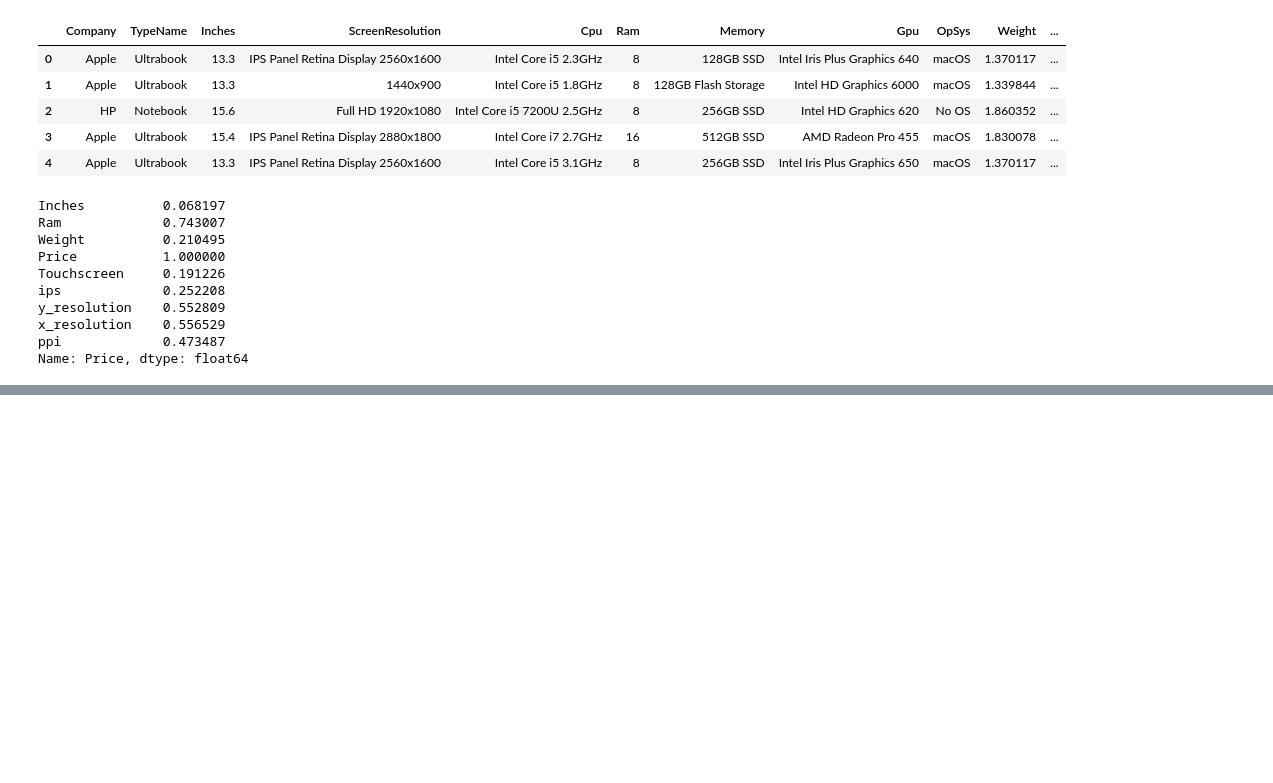
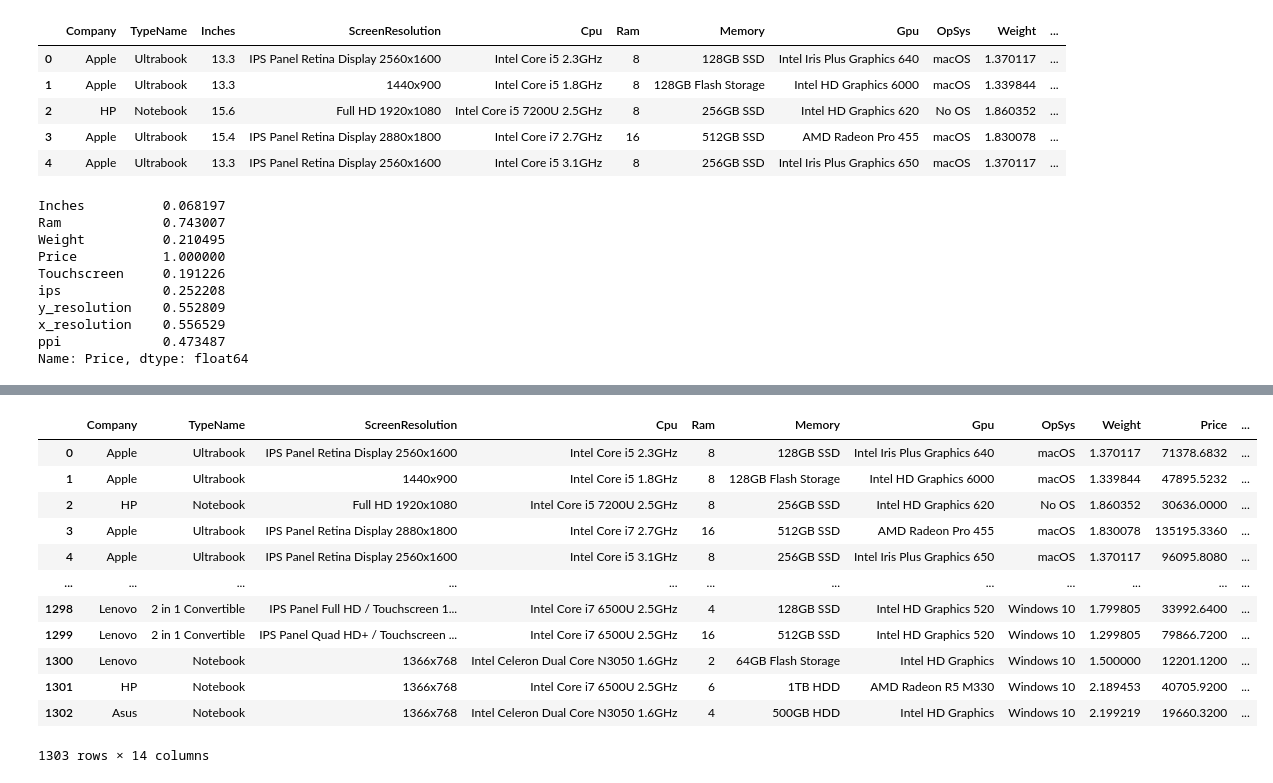
Before and after one commit to saaaaaaaaaaaaaad56/laptop_price-predictor, a Jupyter notebook: .ipynb, the cells around one changed output, grey strips where cells are left out. Saved outputs shown, nothing was run; the diff lists cells and outputs as text; code cells hidden in the pictures; blank space fills up the shorter version.

```diff
--- a/.ipynb
+++ b/.ipynb
@@ -200,0 +206,2 @@ Name: Price, dtype: float64
+# %%
+df.drop(columns=['x_resolution','y_resolution','Inches'],inplace=True)
@@ -200,0 +224,18 @@ Name: Price, dtype: float64
+# %%
+df['cpu name'] = df['Cpu'].apply(lambda x : ' '.join(x.split()[0:3]))
+# %%
+df
+# %% [output]
+|  | Company | TypeName | ScreenResolution | Cpu | Ram | Memory | Gpu | OpSys | Weight | Price | ... |
+| 0 | Apple | Ultrabook | IPS Panel Retina Display 2560x1600 | Intel Core i5 2.3GHz | 8 | 128GB SSD | Intel Iris Plus Graphics 640 | macOS | 1.370117 | 71378.6832 | ... |
+| 1 | Apple | Ultrabook | 1440x900 | Intel Core i5 1.8GHz | 8 | 128GB Flash Storage | Intel HD Graphics 6000 | macOS | 1.339844 | 47895.5232 | ... |
+| 2 | HP | Notebook | Full HD 1920x1080 | Intel Core i5 7200U 2.5GHz | 8 | 256GB SSD | Intel HD Graphics 620 | No OS | 1.860352 | 30636.0000 | ... |
+| 3 | Apple | Ultrabook | IPS Panel Retina Display 2880x1800 | Intel Core i7 2.7GHz | 16 | 512GB SSD | AMD Radeon Pro 455 | macOS | 1.830078 | 135195.3360 | ... |
+| 4 | Apple | Ultrabook | IPS Panel Retina Display 2560x1600 | Intel Core i5 3.1GHz | 8 | 256GB SSD | Intel Iris Plus Graphics 650 | macOS | 1.370117 | 96095.8080 | ... |
+| ... | ... | ... | ... | ... | ... | ... | ... | ... | ... | ... | ... |
+| 1298 | Lenovo | 2 in 1 Convertible | IPS Panel Full HD / Touchscreen 1... | Intel Core i7 6500U 2.5GHz | 4 | 128GB SSD | Intel HD Graphics 520 | Windows 10 | 1.799805 | 33992.6400 | ... |
+| 1299 | Lenovo | 2 in 1 Convertible | IPS Panel Quad HD+ / Touchscreen ... | Intel Core i7 6500U 2.5GHz | 16 | 512GB SSD | Intel HD Graphics 520 | Windows 10 | 1.299805 | 79866.7200 | ... |
+| 1300 | Lenovo | Notebook | 1366x768 | Intel Celeron Dual Core N3050 1.6GHz | 2 | 64GB Flash Storage | Intel HD Graphics | Windows 10 | 1.500000 | 12201.1200 | ... |
+| 1301 | HP | Notebook | 1366x768 | Intel Core i7 6500U 2.5GHz | 6 | 1TB HDD | AMD Radeon R5 M330 | Windows 10 | 2.189453 | 40705.9200 | ... |
+| 1302 | Asus | Notebook | 1366x768 | Intel Celeron Dual Core N3050 1.6GHz | 4 | 500GB HDD | Intel HD Graphics | Windows 10 | 2.199219 | 19660.3200 | ... |
+1303 rows × 14 columns
```
Also changed, not shown: parts of 3 cells of this notebook.
